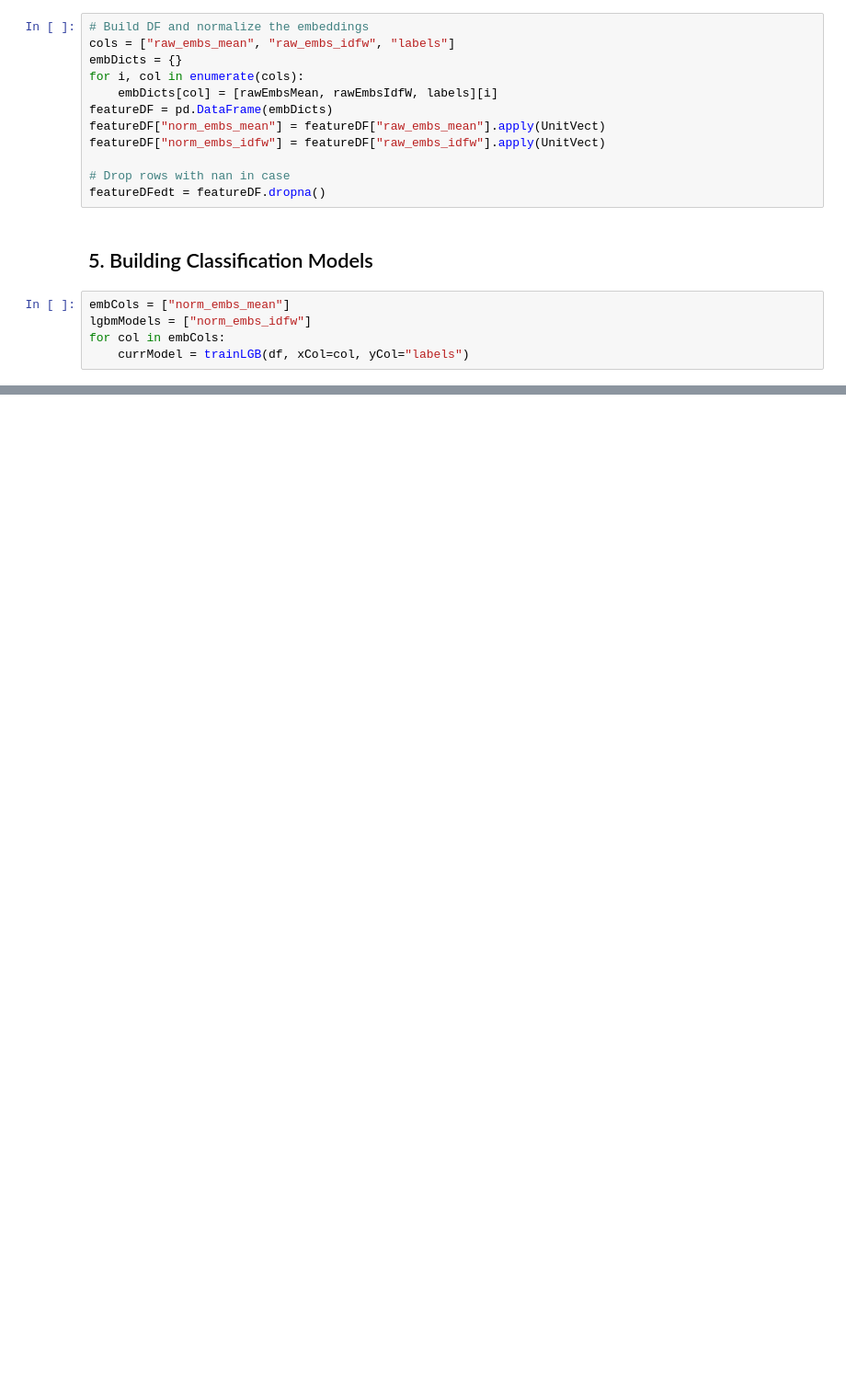
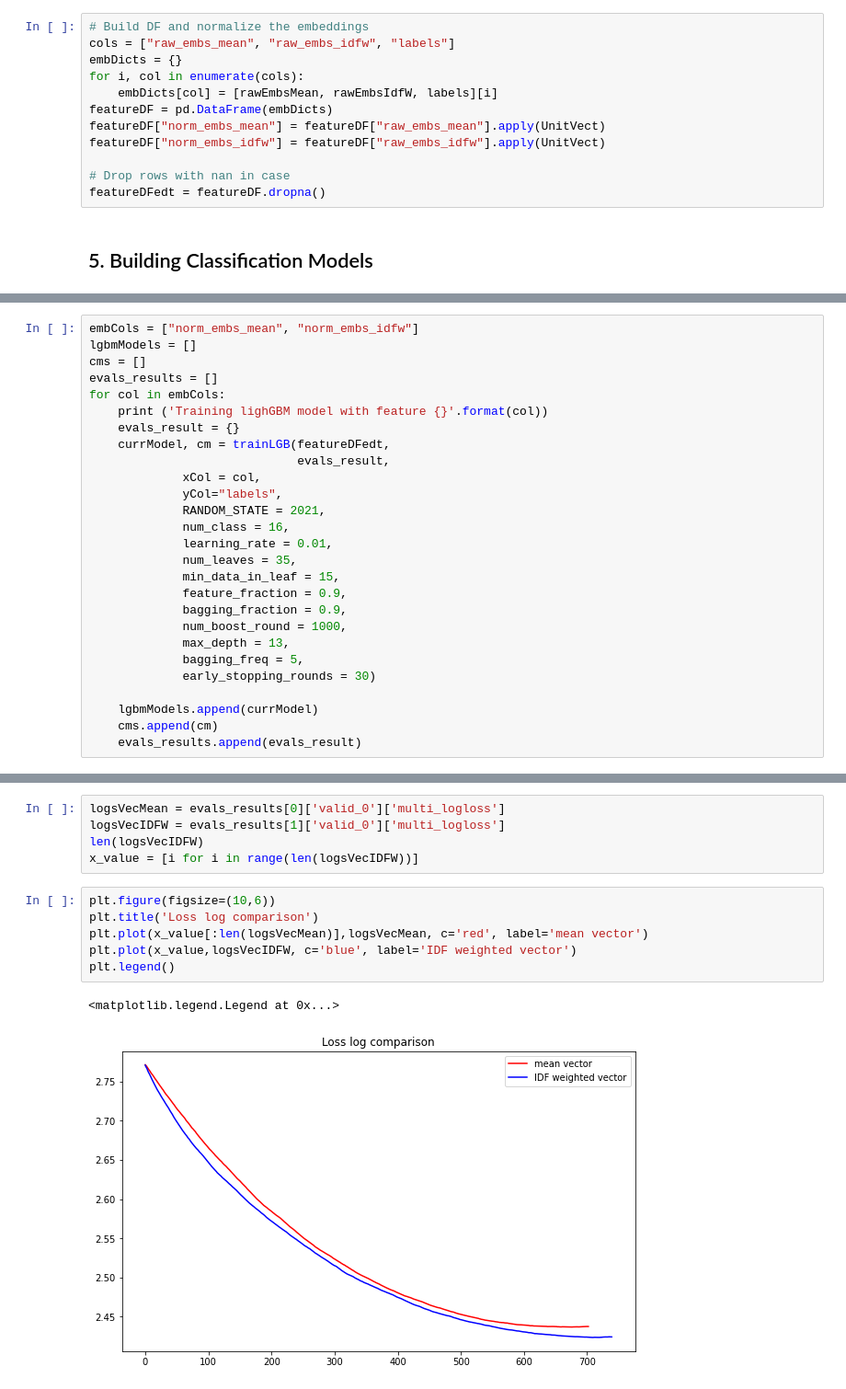
Before and after one commit to malco2020/huggingface_notebook, a Jupyter notebook: Text_Classification_Huggingface_Tansfromers_roBERTa.ipynb, the cells around one changed output, grey strips where cells are left out. Shown: that part at 92% size. Saved outputs shown, nothing was run; the diff lists cells and outputs as text; blank space fills up the shorter version.

```diff
--- a/Text_Classification_Huggingface_Tansfromers_roBERTa.ipynb
+++ b/Text_Classification_Huggingface_Tansfromers_roBERTa.ipynb
@@ -492,8 +585,3 @@ featureDF["norm_embs_idfw"] = featureDF["raw_embs_idfw"].apply(UnitVect)
 featureDFedt = featureDF.dropna()
 # %% [markdown]
 ## 5. Building Classification Models
-# %%
-embCols = ["norm_embs_mean"]
-lgbmModels = ["norm_embs_idfw"]
-for col in embCols:
-    currModel = trainLGB(df, xCol=col, yCol="labels")
@@ -499,0 +629,27 @@ for col in embCols:
+# %%
+embCols = ["norm_embs_mean", "norm_embs_idfw"]
+lgbmModels = []
+cms = []
+evals_results = []
+for col in embCols:
+    print ('Training lighGBM model with feature {}'.format(col))
+    evals_result = {}
+    currModel, cm = trainLGB(featureDFedt,
+                             evals_result,
+             xCol = col,
+             yCol="labels",
+             RANDOM_STATE = 2021,
+             num_class = 16,
+             learning_rate = 0.01,
+             num_leaves = 35,
+             min_data_in_leaf = 15,
+             feature_fraction = 0.9,
+             bagging_fraction = 0.9,
+             num_boost_round = 1000,
+             max_depth = 13,
+             bagging_freq = 5,
+             early_stopping_rounds = 30)
+
+    lgbmModels.append(currModel)
+    cms.append(cm)
+    evals_results.append(evals_result)
@@ -501,0 +676,14 @@ for col in embCols:
+# %%
+logsVecMean = evals_results[0]['valid_0']['multi_logloss']
+logsVecIDFW = evals_results[1]['valid_0']['multi_logloss']
+len(logsVecIDFW)
+x_value = [i for i in range(len(logsVecIDFW))]
+# %%
+plt.figure(figsize=(10,6))
+plt.title('Loss log comparison')
+plt.plot(x_value[:len(logsVecMean)],logsVecMean, c='red', label='mean vector')
+plt.plot(x_value,logsVecIDFW, c='blue', label='IDF weighted vector')
+plt.legend()
+# %% [output]
+<matplotlib.legend.Legend at 0x...>
+[figure, added]
```
Also changed, not shown: parts of 21 cells of this notebook, 3 other files.
